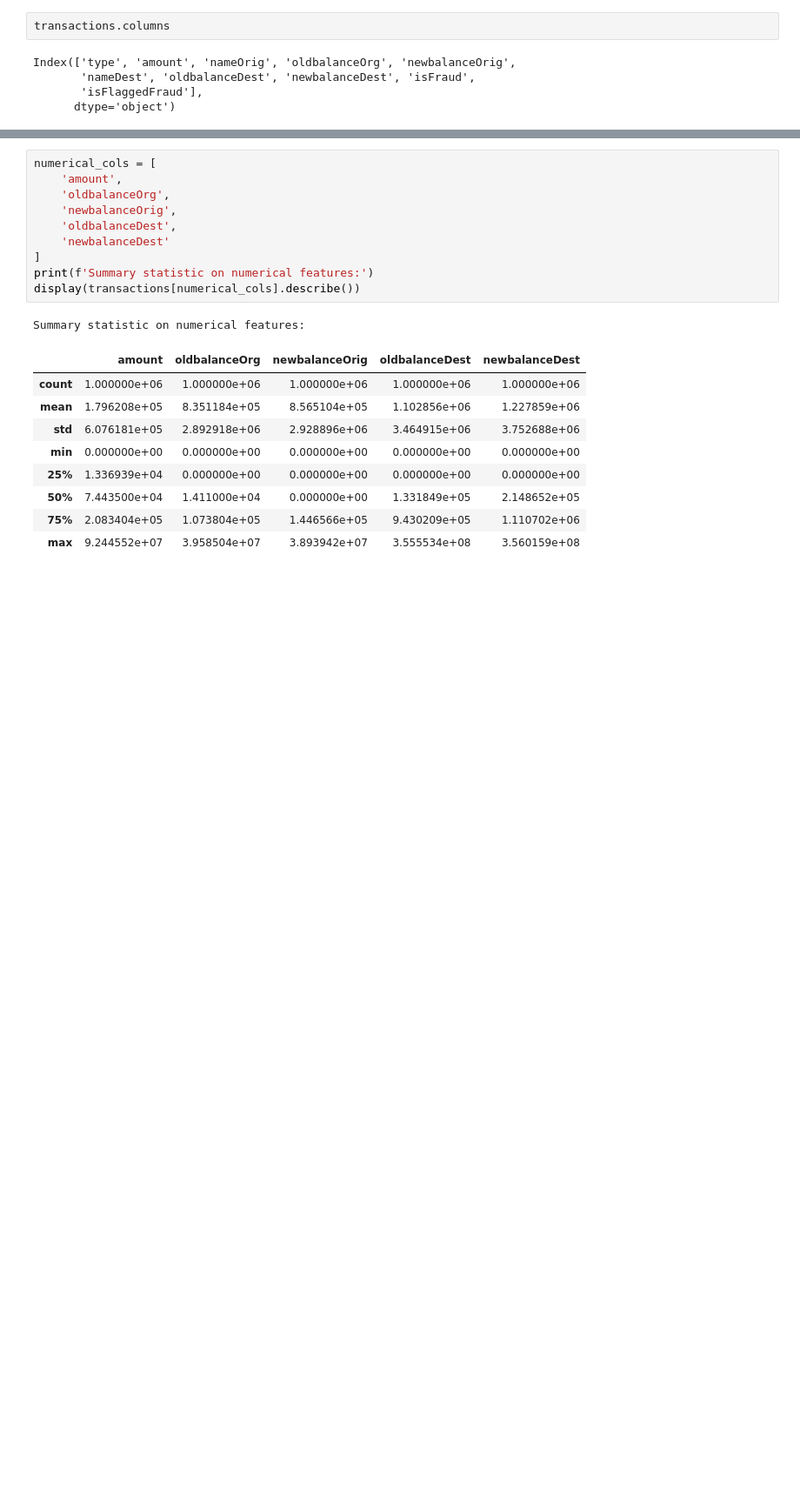
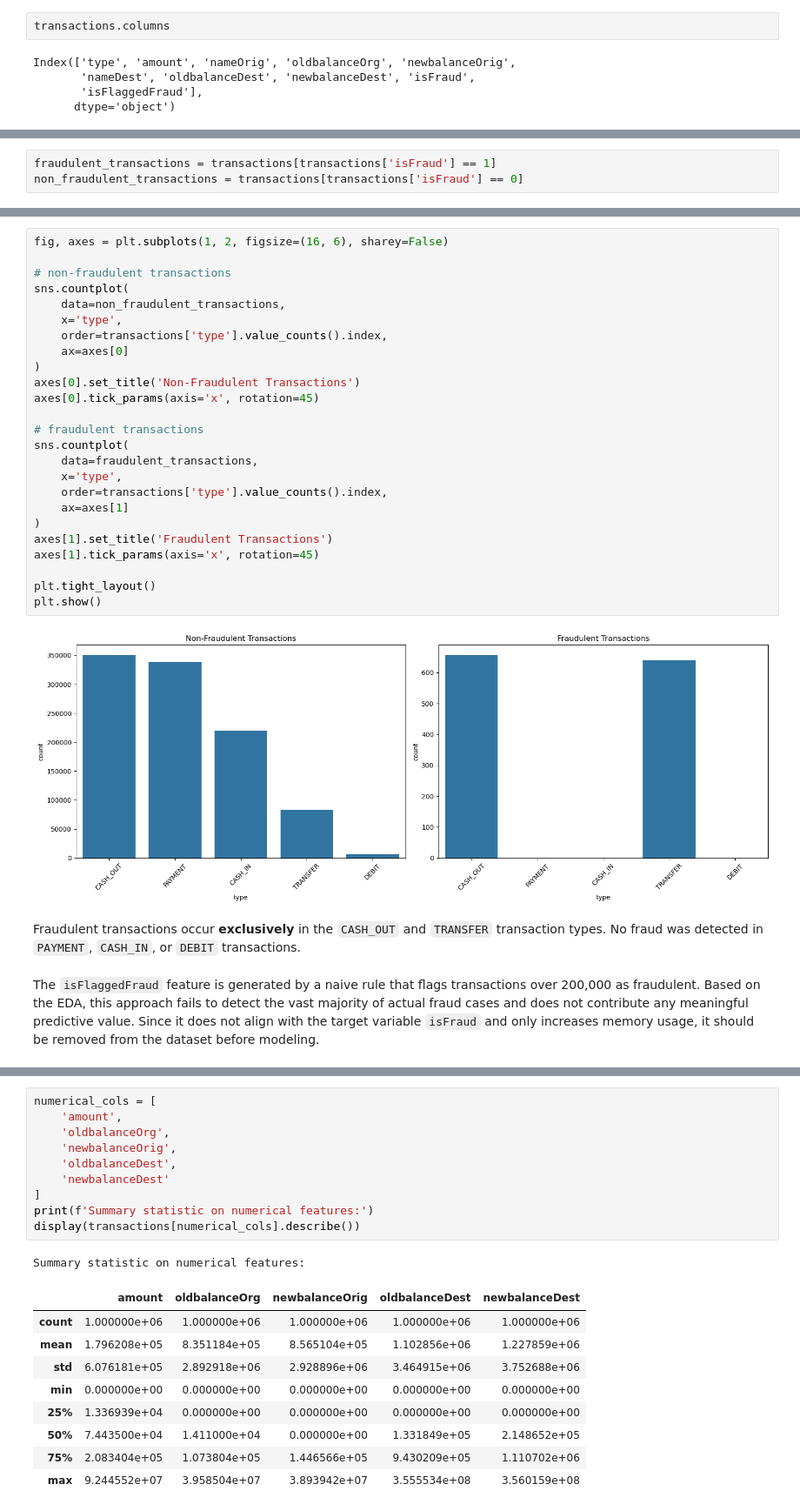
Before and after one commit to imwaymaran/fraud-detection-bank-transactions, a Jupyter notebook: notebooks/eda.ipynb, the cells around one changed output, grey strips where cells are left out. Shown at 87% size. Saved outputs shown, nothing was run; the diff lists cells and outputs as text; blank space fills up the shorter version.

```diff
--- a/notebooks/eda.ipynb
+++ b/notebooks/eda.ipynb
@@ -73,0 +171,3 @@ Index(['type', 'amount', 'nameOrig', 'oldbalanceOrg', 'newbalanceOrig',
+# %%
+fraudulent_transactions = transactions[transactions['isFraud'] == 1]
+non_fraudulent_transactions = transactions[transactions['isFraud'] == 0]
@@ -73,0 +191,31 @@ Index(['type', 'amount', 'nameOrig', 'oldbalanceOrg', 'newbalanceOrig',
+# %%
+fig, axes = plt.subplots(1, 2, figsize=(16, 6), sharey=False)
+
+# non-fraudulent transactions
+sns.countplot(
+    data=non_fraudulent_transactions,
+    x='type',
+    order=transactions['type'].value_counts().index,
+    ax=axes[0]
+)
+axes[0].set_title('Non-Fraudulent Transactions')
+axes[0].tick_params(axis='x', rotation=45)
+
+# fraudulent transactions
+sns.countplot(
+    data=fraudulent_transactions,
+    x='type',
+    order=transactions['type'].value_counts().index,
+    ax=axes[1]
+)
+axes[1].set_title('Fraudulent Transactions')
+axes[1].tick_params(axis='x', rotation=45)
+
+plt.tight_layout()
+plt.show()
+# %% [output]
+[figure, added]
+# %% [markdown]
+Fraudulent transactions occur **exclusively** in the `CASH_OUT` and `TRANSFER` transaction types. No fraud was detected in `PAYMENT`, `CASH_IN`, or `DEBIT` transactions.
+# %% [markdown]
+The `isFlaggedFraud` feature is generated by a naive rule that flags transactions over 200,000 as fraudulent. Based on the EDA, this approach fails to detect the vast majority of actual fraud cases and does not contribute any meaningful predictive value. Since it does not align with the target variable `isFraud` and only increases memory usage, it should be removed from the dataset before modeling.
```
Also changed, not shown: parts of 54 cells of this notebook.
